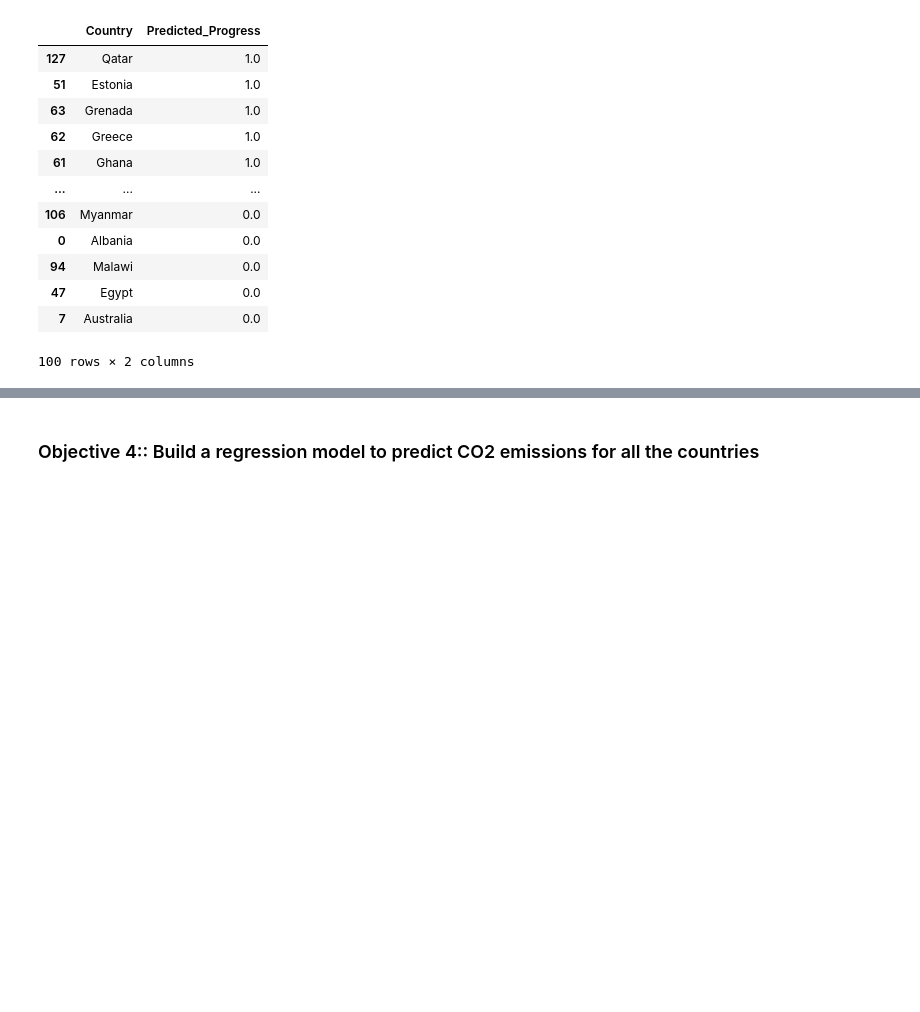
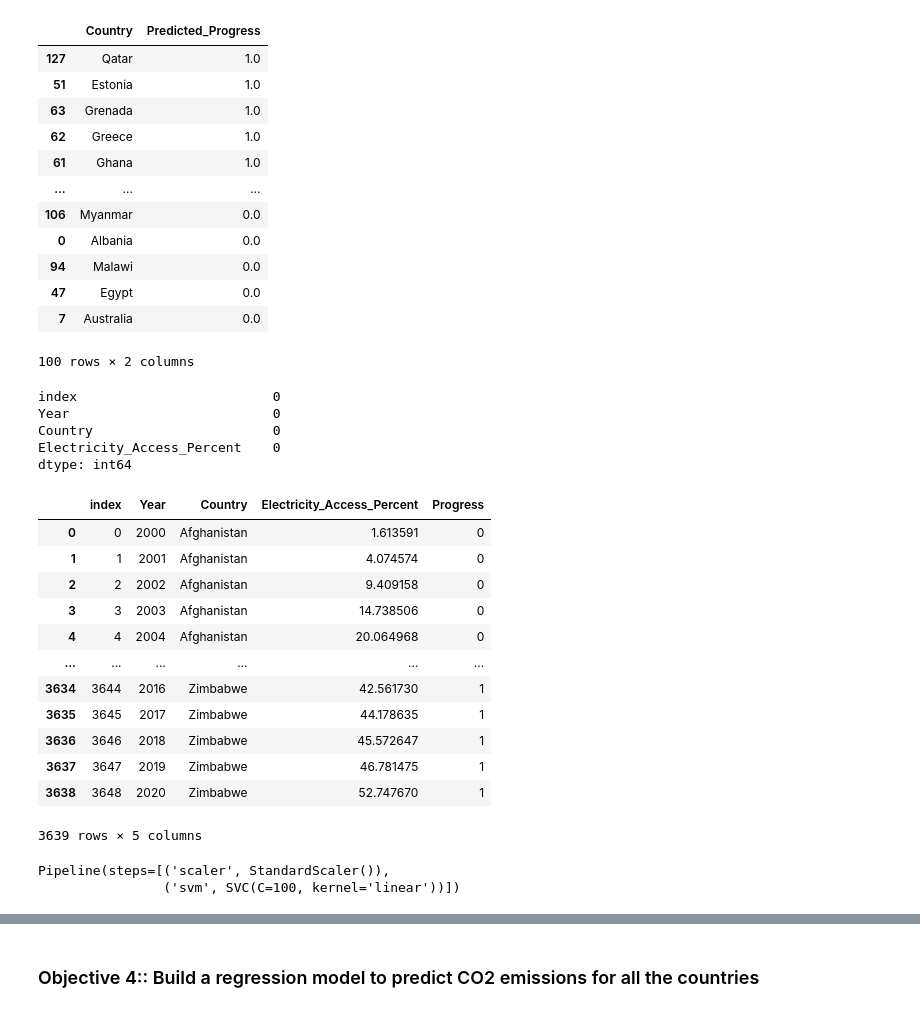
Before and after one commit to aojah1/sdg7, a Jupyter notebook: sustainability.ipynb, the cells around one changed output, grey strips where cells are left out. Cells and saved outputs as stored; diff of their text form; code cells hidden in the pictures; blank space fills up the shorter version.

Commit message:
Predicted_Progress_Electricity

```diff
--- a/sustainability.ipynb
+++ b/sustainability.ipynb
@@ -980,3 +980,41 @@ final_results.head(100)
 | 47 | Egypt | 0.0 |
 | 7 | Australia | 0.0 |
 100 rows × 2 columns
+# %%
+# Select the relevant features
+features = [
+    'Year',
+    'Country',
+    'Electricity_Access_Percent'
+]
+
+df_features_svc1 = df_key_features[features].dropna().reset_index()
+df_features_svc1.isnull().sum()
+# %% [output]
+index                         0
+Year                          0
+Country                       0
+Electricity_Access_Percent    0
+dtype: int64
+# %%
+# Create a binary target variable
+threshold = 30
+df_features_svc1['Progress'] = (df_features_svc1['Electricity_Access_Percent'] > threshold).astype(int)
+
+# Target variable
+target = 'Progress'
+df_features_svc1
+# %% [output]
+|  | index | Year | Country | Electricity_Access_Percent | Progress |
+| 0 | 0 | 2000 | Afghanistan | 1.613591 | 0 |
+| 1 | 1 | 2001 | Afghanistan | 4.074574 | 0 |
+| 2 | 2 | 2002 | Afghanistan | 9.409158 | 0 |
+| 3 | 3 | 2003 | Afghanistan | 14.738506 | 0 |
+| 4 | 4 | 2004 | Afghanistan | 20.064968 | 0 |
+| ... | ... | ... | ... | ... | ... |
+| 3634 | 3644 | 2016 | Zimbabwe | 42.561730 | 1 |
+| 3635 | 3645 | 2017 | Zimbabwe | 44.178635 | 1 |
+| 3636 | 3646 | 2018 | Zimbabwe | 45.572647 | 1 |
+| 3637 | 3647 | 2019 | Zimbabwe | 46.781475 | 1 |
+| 3638 | 3648 | 2020 | Zimbabwe | 52.747670 | 1 |
+3639 rows × 5 columns
@@ -982,0 +1034,17 @@ final_results.head(100)
+# %%
+from sklearn.svm import SVC
+from sklearn.preprocessing import StandardScaler
+from sklearn.pipeline import Pipeline
+
+# Create a pipeline with StandardScaler and SVM
+pipeline = Pipeline([
+    ('scaler', StandardScaler()),
+    ('svm', SVC(kernel='linear', C=100, gamma='scale'))
+])
+
+# Train the model
+pipeline.fit(X1_train, y1_train)
+print(pipeline)
+# %% [output]
+Pipeline(steps=[('scaler', StandardScaler()),
+                ('svm', SVC(C=100, kernel='linear'))])
```
Also changed, not shown: parts of 2 cells of this notebook, 2 other files.
